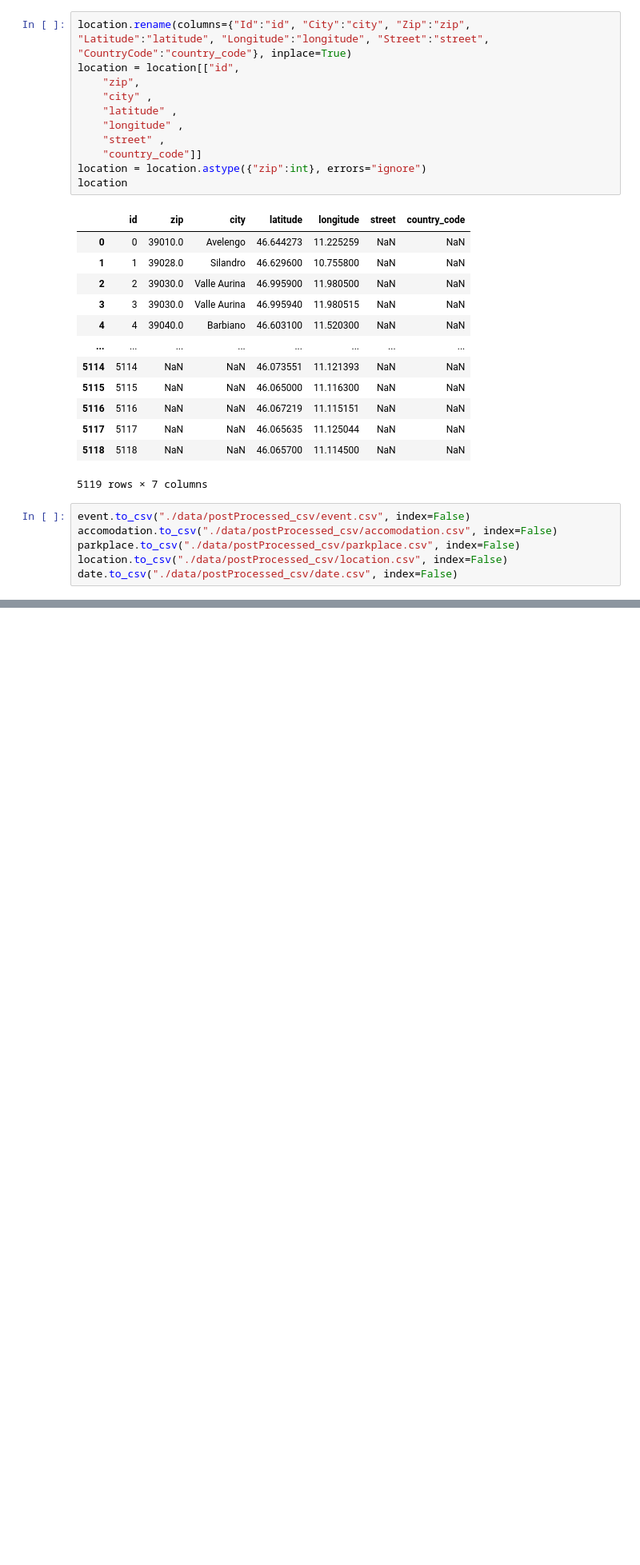
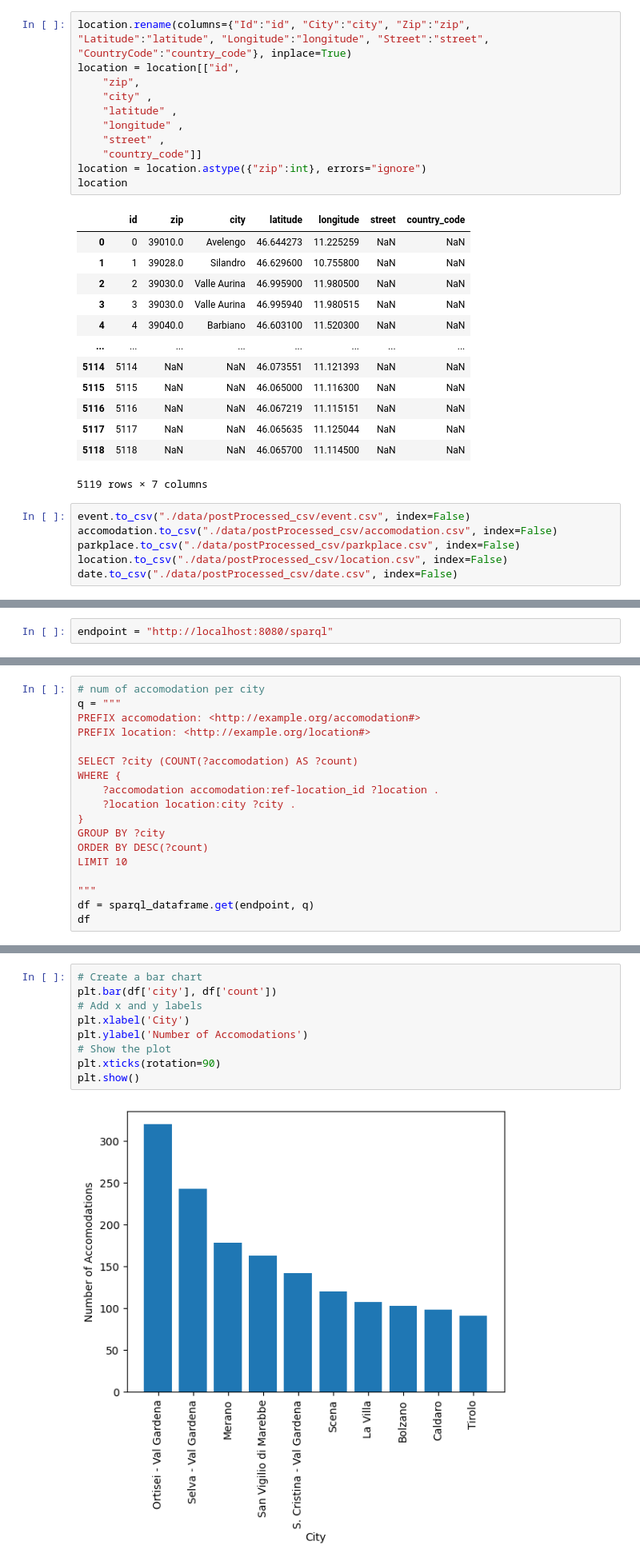
Before and after one commit to EdoWhite/Data_Curation_Integration, a Jupyter notebook: notebook.ipynb, the cells around one changed output, grey strips where cells are left out. Shown at 80% size. Cells and saved outputs as stored; diff of their text form; blank space fills up the shorter version.

```diff
--- a/notebook.ipynb
+++ b/notebook.ipynb
@@ -779,0 +785,2 @@ date.to_csv("./data/postProcessed_csv/date.csv", index=False)
+# %%
+endpoint = "http://localhost:8080/sparql"
@@ -779,0 +916,18 @@ date.to_csv("./data/postProcessed_csv/date.csv", index=False)
+# %%
+# num of accomodation per city
+q = """
+PREFIX accomodation: <http://example.org/accomodation#>
+PREFIX location: <http://example.org/location#>
+
+SELECT ?city (COUNT(?accomodation) AS ?count)
+WHERE {
+    ?accomodation accomodation:ref-location_id ?location .
+    ?location location:city ?city .
+}
+GROUP BY ?city
+ORDER BY DESC(?count)
+LIMIT 10
+
+"""
+df = sparql_dataframe.get(endpoint, q)
+df
@@ -779,0 +947,11 @@ date.to_csv("./data/postProcessed_csv/date.csv", index=False)
+# %%
+# Create a bar chart
+plt.bar(df['city'], df['count'])
+# Add x and y labels
+plt.xlabel('City')
+plt.ylabel('Number of Accomodations')
+# Show the plot
+plt.xticks(rotation=90)
+plt.show()
+# %% [output]
+[figure, added]
```
Also changed, not shown: parts of 9 cells of this notebook, 3 other files.
